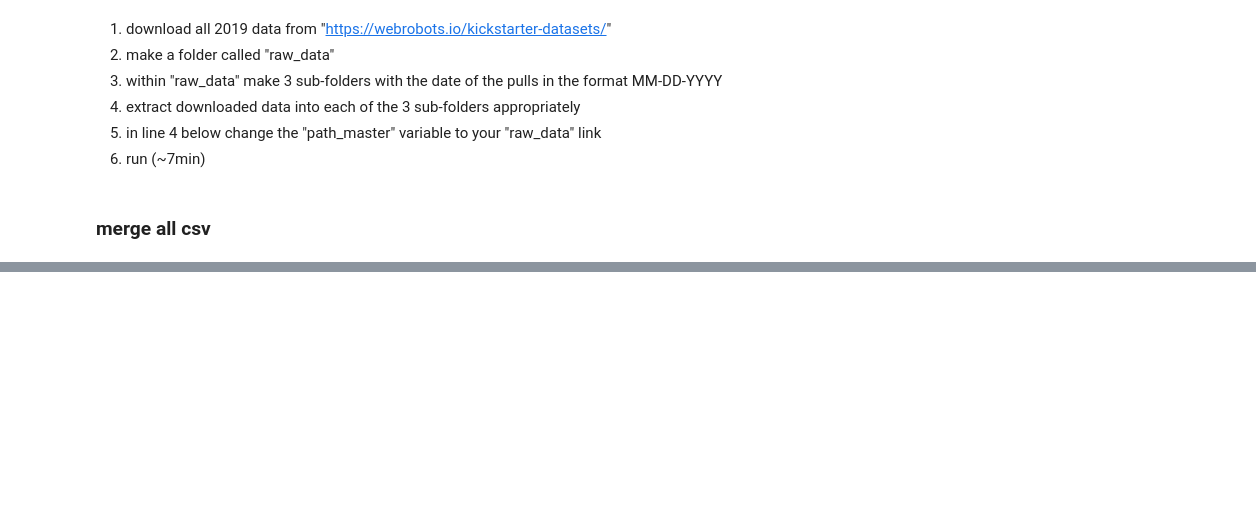
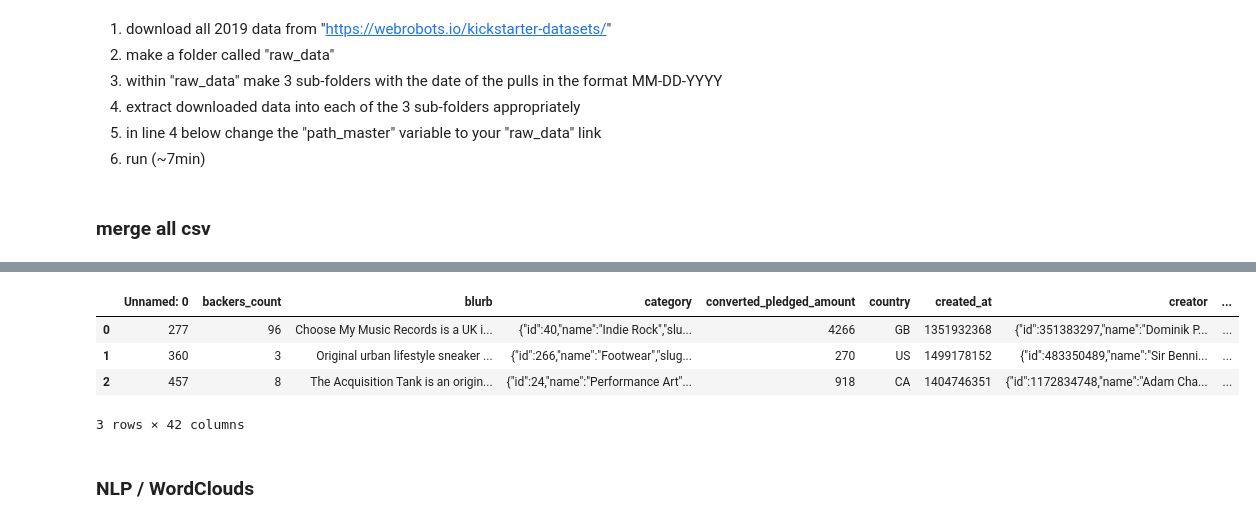
Before and after one commit to end2122/Kickstarter-Project-Analysis-in-R, a Jupyter notebook: kickstarter_code.ipynb, the cells around one changed output, grey strips where cells are left out. Cells and saved outputs as stored; diff of their text form; code cells hidden in the pictures; blank space fills up the shorter version.

```diff
--- a/kickstarter_code.ipynb
+++ b/kickstarter_code.ipynb
@@ -56,3 +56,5 @@ p = 0.01  # 1% of the lines
 # if random from [0,1] interval is greater than 0.01 the row will be skipped
 df = pd.read_csv(filename, header=0,  skiprows=lambda i: i>0 and random.random() > p)
 len(df)
+df=df[:1000]
+len(df)
@@ -59 +65,6 @@ len(df)
+# %%
+cat_json = df['category'].apply(json.loads)
+cat_name=list(map(lambda d: d['name'], cat_json))
+df['Cat_Name']=cat_name
+df.sort_values(['Cat_Name'])
 # %% [markdown]
@@ -122,3 +151,13 @@ df["funding_delta"] = df["urls"].apply(lambda x: add_fundpd(x,'delta'))
+# %%
+df.head(3)
+# %% [output]
+|  | Unnamed: 0 | backers_count | blurb | category | converted_pledged_amount | country | created_at | creator | ... |
+| 0 | 277 | 96 | Choose My Music Records is a UK i... | {"id":40,"name":"Indie Rock","slu... | 4266 | GB | 1351932368 | {"id":351383297,"name":"Dominik P... | ... |
+| 1 | 360 | 3 | Original urban lifestyle sneaker ... | {"id":266,"name":"Footwear","slug... | 270 | US | 1499178152 | {"id":483350489,"name":"Sir Benni... | ... |
+| 2 | 457 | 8 | The Acquisition Tank is an origin... | {"id":24,"name":"Performance Art"... | 918 | CA | 1404746351 | {"id":1172834748,"name":"Adam Cha... | ... |
+3 rows × 42 columns
 # %%
 urls = [i for i in df["urls"]]
 link = urls[0]
+# %% [markdown]
+### NLP / WordClouds
```
Also changed, not shown: parts of 10 cells of this notebook.
